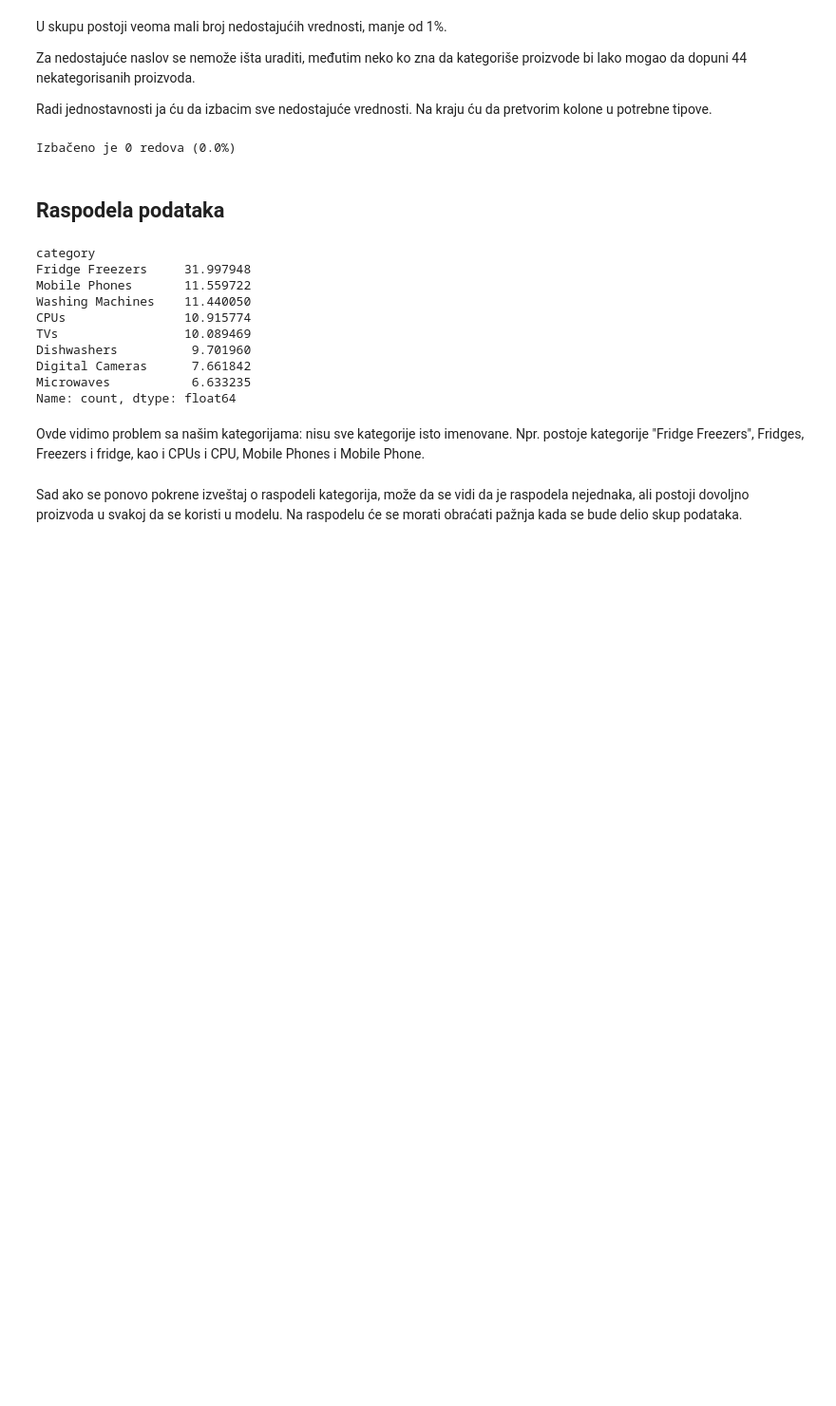
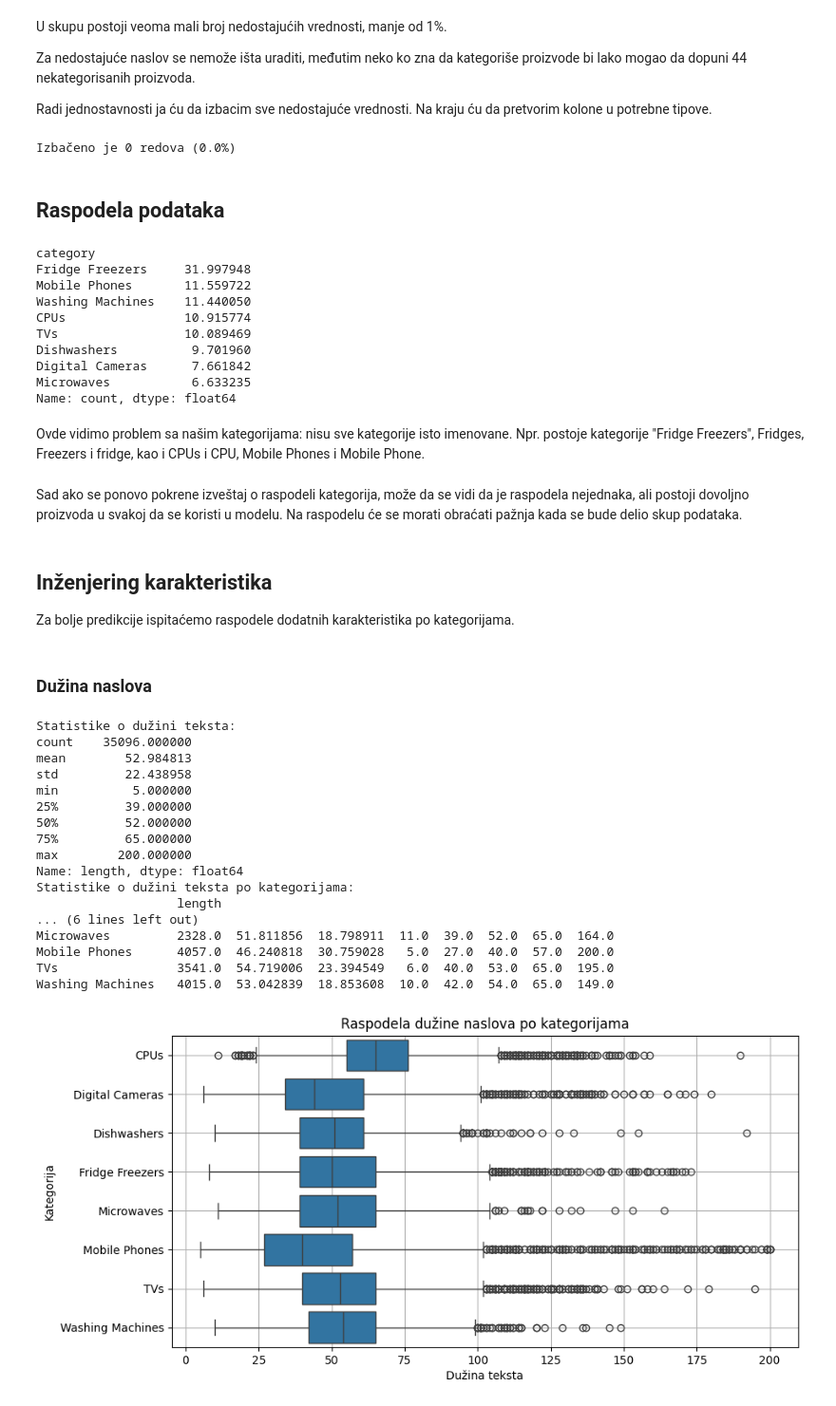
Before and after one commit to readmemyrights/ita-ml-product-predictor, a Jupyter notebook: exploration.ipynb, the cells around one changed output. Shown at 95% size. Cells and saved outputs as stored; diff of their text form; code cells hidden in the pictures; blank space fills up the shorter version.

```diff
--- a/exploration.ipynb
+++ b/exploration.ipynb
@@ -141,3 +143,41 @@ Sad ako se ponovo pokrene izveštaj o raspodeli kategorija,
 može da se vidi da je raspodela nejednaka,
 ali postoji dovoljno proizvoda u svakoj da se koristi u modelu.
 Na raspodelu će se morati obraćati pažnja kada se bude delio skup podataka.
+# %% [markdown]
+## Inženjering karakteristika
+
+Za bolje predikcije ispitaćemo raspodele dodatnih karakteristika po kategorijama.
+# %% [markdown]
+### Dužina naslova
+# %%
+df["length"] = df.title.str.len()
+print("Statistike o dužini teksta:")
+print(df.length.describe())
+print("Statistike o dužini teksta po kategorijama:")
+print(df.groupby("category", observed=False).describe())
+plt.figure(figsize=(10, 5))
+sns.boxplot(data=df, x="length", y="category")
+plt.title("Raspodela dužine naslova po kategorijama")
+plt.xlabel("Dužina teksta")
+plt.ylabel("Kategorija")
+plt.grid(True)
+plt.show()
+# %% [output]
+Statistike o dužini teksta:
+count    35096.000000
+mean        52.984813
+std         22.438958
+min          5.000000
+25%         39.000000
+50%         52.000000
+75%         65.000000
+max        200.000000
+Name: length, dtype: float64
+Statistike o dužini teksta po kategorijama:
+                   length
+... (6 lines left out)
+Microwaves         2328.0  51.811856  18.798911  11.0  39.0  52.0  65.0  164.0
+Mobile Phones      4057.0  46.240818  30.759028   5.0  27.0  40.0  57.0  200.0
+TVs                3541.0  54.719006  23.394549   6.0  40.0  53.0  65.0  195.0
+Washing Machines   4015.0  53.042839  18.853608  10.0  42.0  54.0  65.0  149.0
+[figure, added]
```
Also changed, not shown: parts of 9 cells of this notebook.
